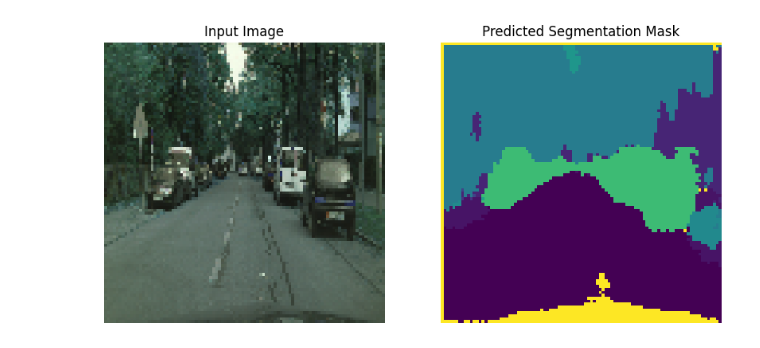
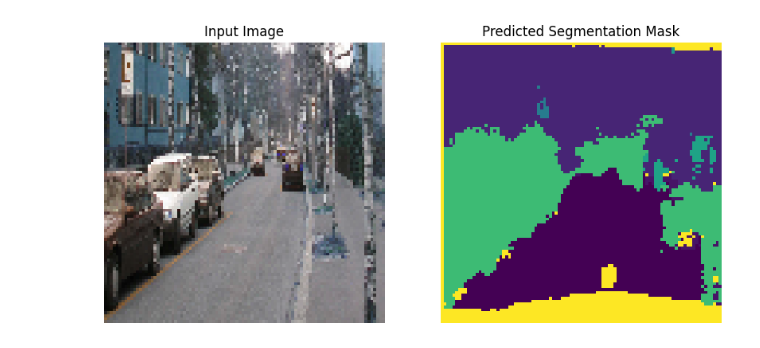
Before and after one commit to severinlindenmann/segmentation-of-streets-and-cars, a Jupyter notebook: predict/predict_segnet.ipynb, the cells around one changed output. Cells and saved outputs as stored; diff of their text form; code cells hidden in the pictures.

```diff
--- a/predict/predict_segnet.ipynb
+++ b/predict/predict_segnet.ipynb
@@ -181,36 +181,36 @@ def predict_segmentation(image_path, net, device):
 
 # Loading model
 model = SegNet(3,20) #one additional class for pixel ignored
 
 device = torch.device("cuda:0" if torch.cuda.is_available() else "cpu")
 model = model.to(device)
 
 #load the best model
-model_path = "/Users/severin/Documents/GitHub/u-net-segmentation-of-streets-and-cars/train/net_epoch6.pth"
+model_path = "/Users/severin/Documents/GitHub/u-net-segmentation-of-streets-and-cars/train/net_epoch27.pth"
 model.load_state_dict(torch.load(model_path, map_location=torch.device('cpu')))
 
 
 # Predict Segmentation
-image_path = "/Users/severin/Documents/GitHub/u-net-segmentation-of-streets-and-cars/web/images/image_3_test.jpg"
+image_path = "/Users/severin/Documents/GitHub/u-net-segmentation-of-streets-and-cars/web/images/image_1_real.jpg"
 image, predicted_segmentation = predict_segmentation(image_path, model, device)
 
 # Visualize segmentation and input image
 fig, axs = plt.subplots(1, 2, figsize=(10, 5))
 
 # Plot the input image
 axs[0].imshow(image)
 axs[0].axis('off')
 axs[0].set_title('Input Image')
 
 # Plot the predicted segmentation mask
 axs[1].imshow(predicted_segmentation.squeeze().cpu().numpy())
 axs[1].axis('off')
 axs[1].set_title('Predicted Segmentation Mask')
 
 # Show the plot
 plt.show()
 # %% [output]
-[figure, old version]
+[figure, new version]
 # %%
 import os
 
```
Also changed, not shown: parts of 2 cells of this notebook.
